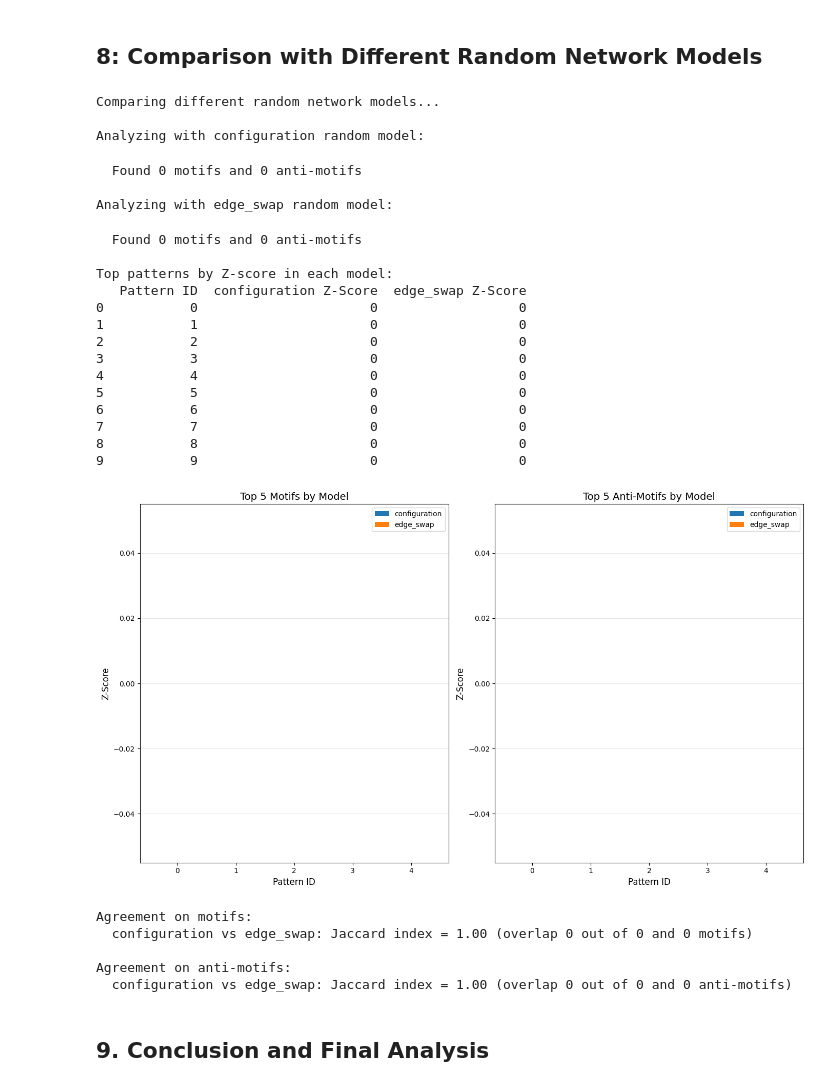
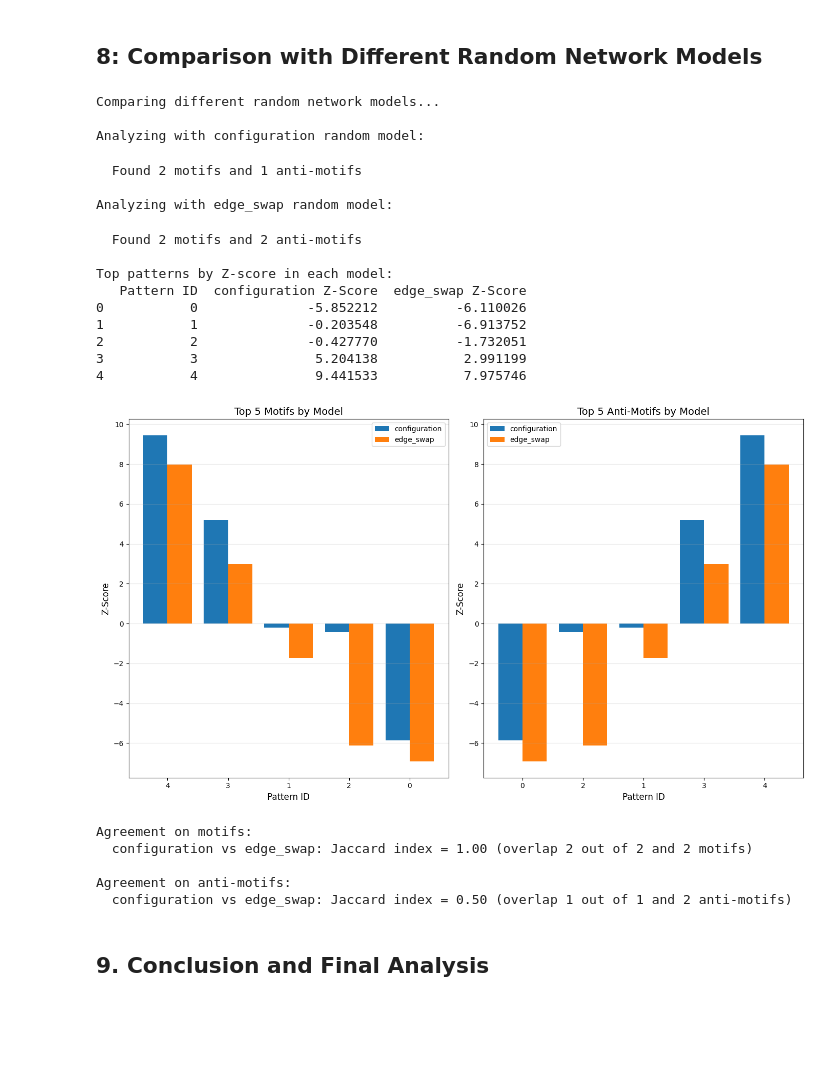
Before and after one commit to DhvanilSheth/NetworkScience, a Jupyter notebook: Assignment3/Q3.ipynb, the cells around one changed output. Saved outputs shown, nothing was run; the diff lists cells and outputs as text; code cells hidden in the pictures; blank space fills up the shorter version.

```diff
--- a/Assignment3/Q3.ipynb
+++ b/Assignment3/Q3.ipynb
@@ -24,7 +22,9 @@ def load_arxiv_network():
     Returns a directed graph.
     """
     # File name
-    edges_file = "cit-HepTh.txt\Cit-HepTh.txt"
+    # edges_file = "Datasets\cit-HepTh.txt\Cit-HepTh.txt"
+    edges_file = "Datasets\wiki-Vote.txt\Wiki-Vote.txt"
+    # edges_file = "Datasets\email-Eu-core.txt\email-Eu-core.txt"
 
     # Create a directed graph
     G = nx.DiGraph()
@@ -93,6 +93,6 @@ def get_subgraph(G, min_size=1000, max_size=4000):
         return G.subgraph(largest_component).copy()
 
 # Extract a subgraph of reasonable size
-G = get_subgraph(G_original, min_size=500, max_size=5000)
+G = get_subgraph(G_original, min_size=300, max_size=700)
 print(f"Working with a subgraph of {G.number_of_nodes()} nodes and {G.number_of_edges()} edges")
 # %% [output]
@@ -875,7 +1154,6 @@ def compare_random_models(G, unique_subgraphs, max_samples=5000):
             unique_subgraphs,
             num_random=10,  # For demonstration
             random_model=model,
-            max_samples=max_samples
         )
 
         # Identify motifs and anti-motifs
@@ -1037,53 +1315,48 @@ def analyze_model_agreement(comparison_df, threshold=2.0):
 
 # Example: Compare models (re-run or reduce max_samples for speed)
 print("\nComparing different random network models...")
-comparison_df, all_z_scores = compare_random_models(G, unique_subgraphs, max_samples=3000)
+comparison_df, all_z_scores = compare_random_models(G, unique_subgraphs)
 print("\nTop patterns by Z-score in each model:")
 print(comparison_df.head(10))
 
 # Visualize the comparison
 visualize_model_comparison(comparison_df, top_k=5)
 
 # Analyze agreement
 agreement_stats = analyze_model_agreement(comparison_df)
 print("\nAgreement on motifs:")
 for comparison, stats in agreement_stats['motifs'].items():
     print(f"  {comparison}: Jaccard index = {stats['jaccard_index']:.2f} "
           f"(overlap {stats['overlap']} out of {stats['model1_count']} "
           f"and {stats['model2_count']} motifs)")
 
 print("\nAgreement on anti-motifs:")
 for comparison, stats in agreement_stats['anti_motifs'].items():
     print(f"  {comparison}: Jaccard index = {stats['jaccard_index']:.2f} "
           f"(overlap {stats['overlap']} out of {stats['model1_count']} "
           f"and {stats['model2_count']} anti-motifs)")
 # %% [output]
 Comparing different random network models...
 
 Analyzing with configuration random model:
-  Found 0 motifs and 0 anti-motifs
+  Found 2 motifs and 1 anti-motifs
 
 Analyzing with edge_swap random model:
-  Found 0 motifs and 0 anti-motifs
+  Found 2 motifs and 2 anti-motifs
 
 Top patterns by Z-score in each model:
    Pattern ID  configuration Z-Score  edge_swap Z-Score
-0           0                      0                  0
-1           1                      0                  0
-2           2                      0                  0
-3           3                      0                  0
-4           4                      0                  0
-5           5                      0                  0
-6           6                      0                  0
-7           7                      0                  0
-8           8                      0                  0
-9           9                      0                  0
+0           0              -5.852212          -6.110026
+1           1              -0.203548          -6.913752
+2           2              -0.427770          -1.732051
+3           3               5.204138           2.991199
+4           4               9.441533           7.975746
-[figure, old version]
+[figure, new version]
 Agreement on motifs:
-  configuration vs edge_swap: Jaccard index = 1.00 (overlap 0 out of 0 and 0 motifs)
+  configuration vs edge_swap: Jaccard index = 1.00 (overlap 2 out of 2 and 2 motifs)
 
 Agreement on anti-motifs:
-  configuration vs edge_swap: Jaccard index = 1.00 (overlap 0 out of 0 and 0 anti-motifs)
+  configuration vs edge_swap: Jaccard index = 0.50 (overlap 1 out of 1 and 2 anti-motifs)
 # %% [markdown]
 ## 9. Conclusion and Final Analysis
 # %%
```
Also changed, not shown: parts of 9 cells of this notebook, 11 other files.
